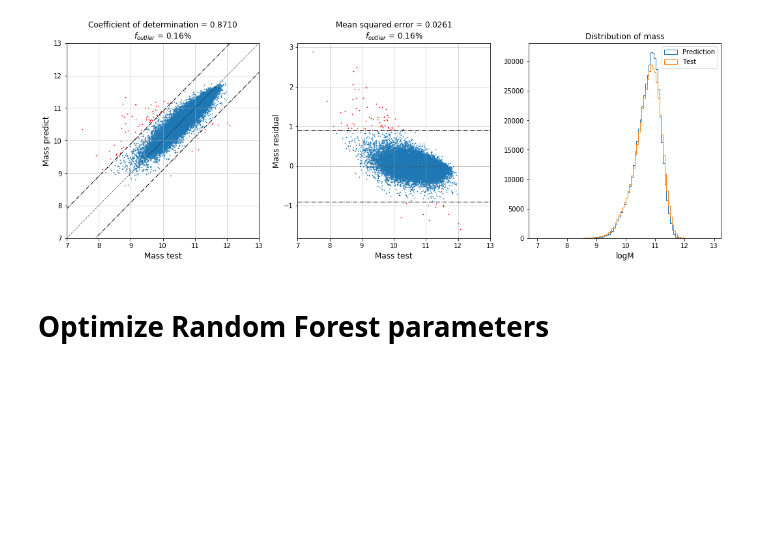
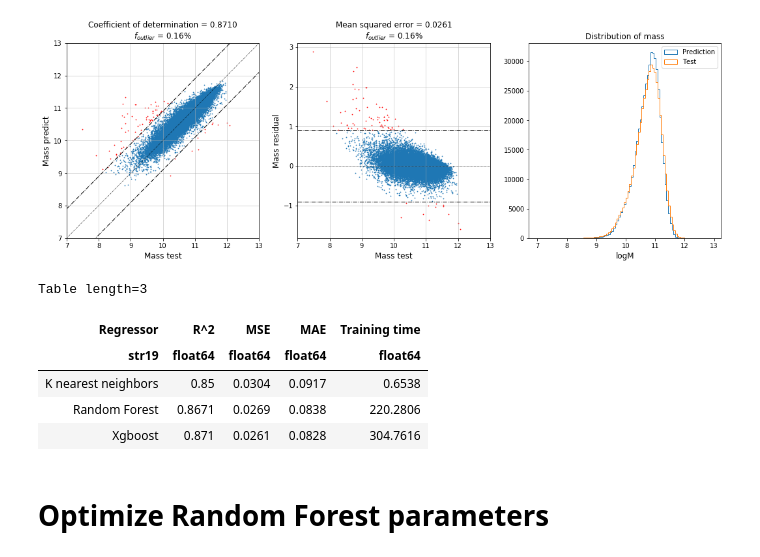
Before and after one commit to AlanPearl/margaret, a Jupyter notebook: notebooks/MassAnalysis.ipynb, the cells around one changed output. Saved outputs shown, nothing was run; the diff lists cells and outputs as text; code cells hidden in the pictures; blank space fills up the shorter version.

```diff
--- a/notebooks/MassAnalysis.ipynb
+++ b/notebooks/MassAnalysis.ipynb
@@ -152,6 +166,23 @@ mass_plot(rf,'RF')
 mass_plot(xgb,'XGB')
 # %% [output]
 [figure]
+# %%
+regressor = ['K nearest neighbors', 'Random Forest', 'Xgboost']
+R2 = np.round([knn.meta['R2'], rf.meta['R2'], xgb.meta['R2']],4)
+MSE = np.round([knn.meta['MSE'], rf.meta['MSE'], xgb.meta['MSE']],4)
+MAE = np.round([knn.meta['MAE'], rf.meta['MAE'], xgb.meta['MAE']],4)
+time = np.round([knn.meta['fit_time'], rf.meta['fit_time'], xgb.meta['fit_time']],4)
+summary = Table([regressor, R2, MSE, MAE, time],
+                names=['Regressor','R^2','MSE','MAE','Training time'])
+# %%
+summary
+# %% [output]
+Table length=3
+| Regressor | R^2 | MSE | MAE | Training time |
+| str19 | float64 | float64 | float64 | float64 |
+| K nearest neighbors | 0.85 | 0.0304 | 0.0917 | 0.6538 |
+| Random Forest | 0.8671 | 0.0269 | 0.0838 | 220.2806 |
+| Xgboost | 0.871 | 0.0261 | 0.0828 | 304.7616 |
 # %% [markdown]
 # Optimize Random Forest parameters
 # %%
```
Also changed, not shown: parts of 7 cells of this notebook.
